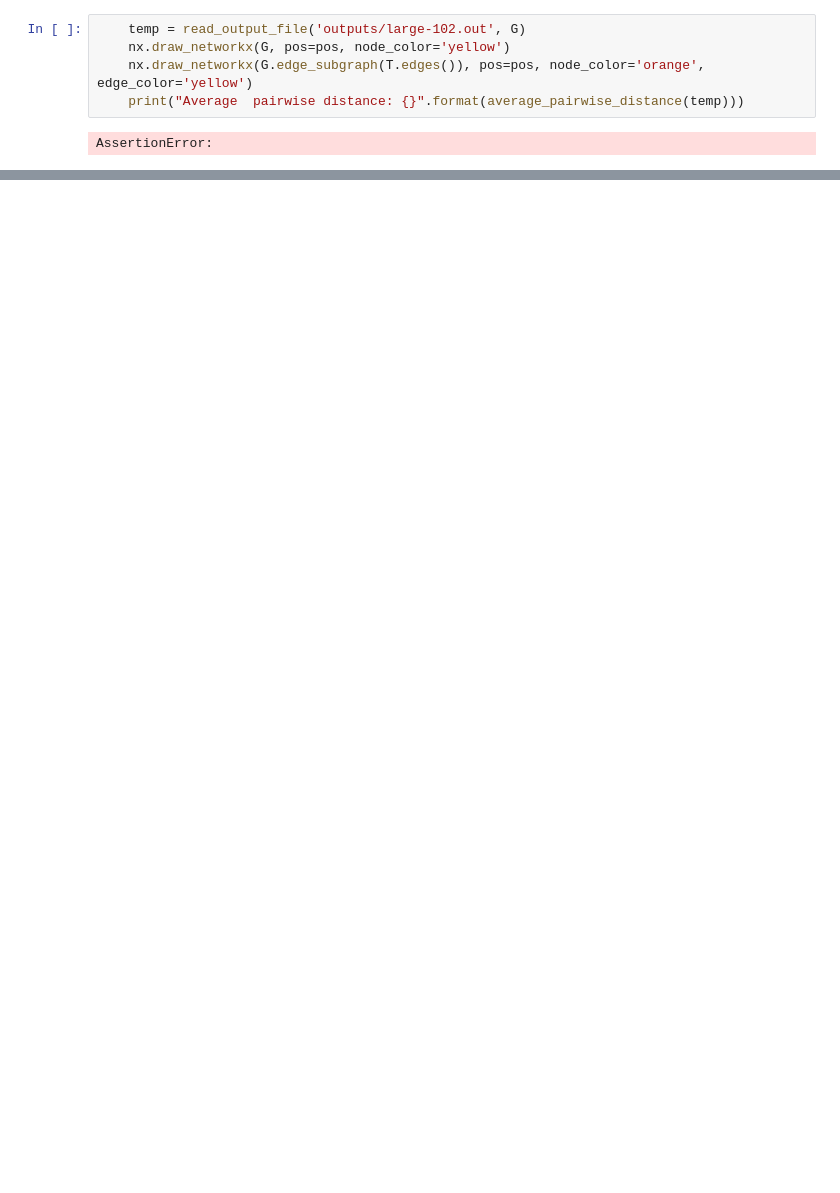
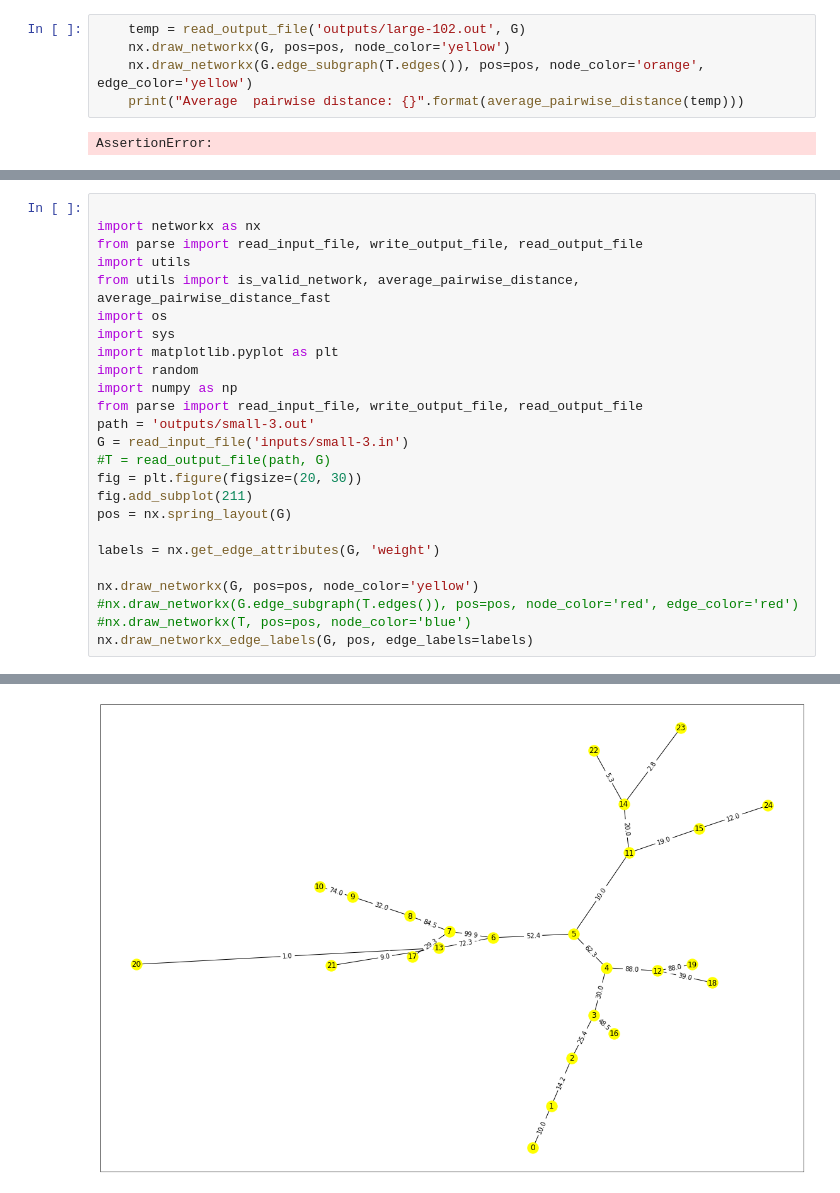
Before and after one commit to pc-1998/graph_algorithm, a Jupyter notebook: solver.ipynb, the cells around one changed output, grey strips where cells are left out. Cells and saved outputs as stored; diff of their text form; blank space fills up the shorter version.

```diff
--- a/solver.ipynb
+++ b/solver.ipynb
@@ -537,0 +669,26 @@ Average  pairwise distance: 0
+# %%
+
+import networkx as nx
+from parse import read_input_file, write_output_file, read_output_file
+import utils
+from utils import is_valid_network, average_pairwise_distance, average_pairwise_distance_fast
+import os
+import sys
+import matplotlib.pyplot as plt
+import random
+import numpy as np
+from parse import read_input_file, write_output_file, read_output_file
+path = 'outputs/small-3.out'
+G = read_input_file('inputs/small-3.in')
+#T = read_output_file(path, G)
+fig = plt.figure(figsize=(20, 30))
+fig.add_subplot(211)
+pos = nx.spring_layout(G)
+
+labels = nx.get_edge_attributes(G, 'weight')
+
+nx.draw_networkx(G, pos=pos, node_color='yellow')
+#nx.draw_networkx(G.edge_subgraph(T.edges()), pos=pos, node_color='red', edge_color='red')
+#nx.draw_networkx(T, pos=pos, node_color='blue')
+nx.draw_networkx_edge_labels(G, pos, edge_labels=labels)
+# %% [output]
@@ -537,0 +712 @@ Average  pairwise distance: 0
+[figure, added]
```
Also changed, not shown: parts of 3 cells of this notebook, 12 other files.
